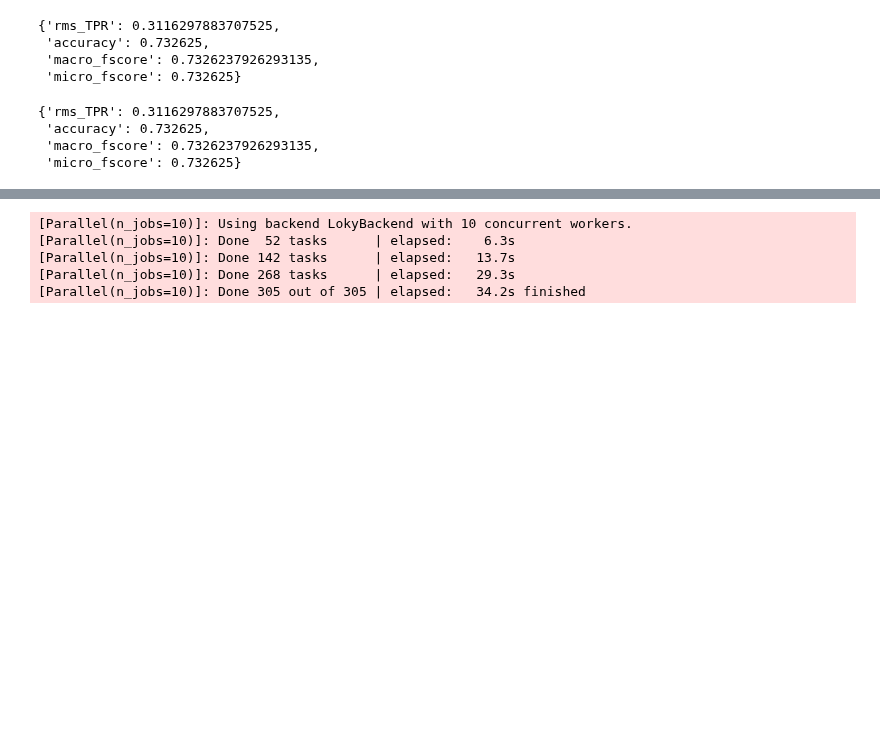
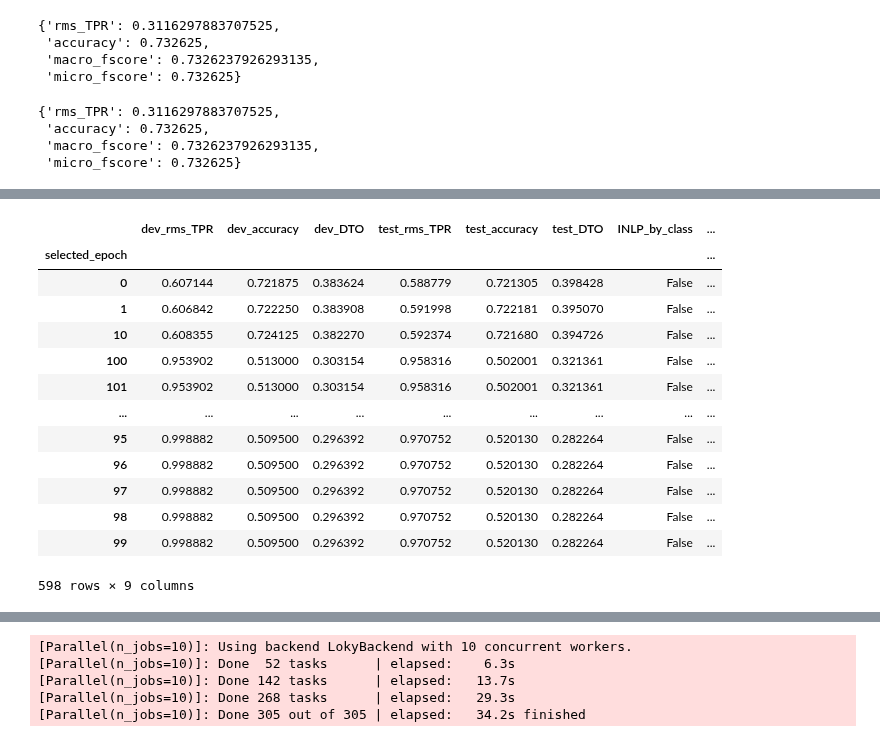
Before and after one commit to Libr-AI/fairlib, a Jupyter notebook: dev/dev_readlogs.ipynb, the cells around one changed output, grey strips where cells are left out. Drawn from its saved outputs; the diff is of its cells as text; code cells hidden in the pictures; blank space fills up the shorter version.

```diff
--- a/dev/dev_readlogs.ipynb
+++ b/dev/dev_readlogs.ipynb
@@ -170,7 +182,7 @@ import pandas as pd
 # %%
 from joblib import Parallel, delayed
 # %%
-exp = exps[0]
+# exp = exps[0]
 GAP_metric = "rms_TPR"
 Performance_metric = "accuracy"
 
@@ -290,3 +337,59 @@ def model_selection(
                                             (exp,GAP_metric_name, Performance_metric_name,selection_criterion,index_column_names)
                                             for exp in exps)
     return pd.DataFrame(exp_results)
+# %%
+def retrive_exp_results(exp,GAP_metric_name, Performance_metric_name,selection_criterion,index_column_names, return_all=False):
+    # Get scores
+    epoch_scores = get_model_scores(exp=exp, GAP_metric=GAP_metric_name, Performance_metric=Performance_metric_name)
+    if not return_all:
+        if selection_criterion == "DTO":
+            selected_epoch_id = np.argmin(epoch_scores["dev_{}".format(selection_criterion)])
+        else:
+            selected_epoch_id = np.argmax(epoch_scores["dev_{}".format(selection_criterion)])
+        selected_epoch_scores = epoch_scores.iloc[[selected_epoch_id]].copy()
+
+        _exp_results = selected_epoch_scores
+    else:
+        _exp_results = epoch_scores
+
+    _exp_opt = exp["opt"]
+    # Get hyperparameters for this epoch
+    for hyperparam_key in index_column_names:
+        _exp_results[hyperparam_key] = [_exp_opt[hyperparam_key]]*len(_exp_results)
+
+    return _exp_results
+# %%
+INLP_0 = retrive_exp_results(
+    exp = INLP_exps[0],
+    GAP_metric_name = "rms_TPR",
+    Performance_metric_name = "accuracy",
+    selection_criterion = "DTO",
+    index_column_names = ['INLP_by_class', 'INLP_discriminator_reweighting', 'INLP_min_acc'],
+    return_all=True
+)
+
+INLP_1 = retrive_exp_results(
+    exp = INLP_exps[1],
+    GAP_metric_name = "rms_TPR",
+    Performance_metric_name = "accuracy",
+    selection_criterion = "DTO",
+    index_column_names = ['INLP_by_class', 'INLP_discriminator_reweighting', 'INLP_min_acc'],
+    return_all=True
+)
+# %%
+pd.concat([INLP_1,INLP_0]).set_index(["selected_epoch"])
+# %% [output]
+|  | dev_rms_TPR | dev_accuracy | dev_DTO | test_rms_TPR | test_accuracy | test_DTO | INLP_by_class | ... |
+| selected_epoch |  |  |  |  |  |  |  | ... |
+| 0 | 0.607144 | 0.721875 | 0.383624 | 0.588779 | 0.721305 | 0.398428 | False | ... |
+| 1 | 0.606842 | 0.722250 | 0.383908 | 0.591998 | 0.722181 | 0.395070 | False | ... |
+| 10 | 0.608355 | 0.724125 | 0.382270 | 0.592374 | 0.721680 | 0.394726 | False | ... |
+| 100 | 0.953902 | 0.513000 | 0.303154 | 0.958316 | 0.502001 | 0.321361 | False | ... |
+| 101 | 0.953902 | 0.513000 | 0.303154 | 0.958316 | 0.502001 | 0.321361 | False | ... |
+| ... | ... | ... | ... | ... | ... | ... | ... | ... |
+| 95 | 0.998882 | 0.509500 | 0.296392 | 0.970752 | 0.520130 | 0.282264 | False | ... |
+| 96 | 0.998882 | 0.509500 | 0.296392 | 0.970752 | 0.520130 | 0.282264 | False | ... |
+| 97 | 0.998882 | 0.509500 | 0.296392 | 0.970752 | 0.520130 | 0.282264 | False | ... |
+| 98 | 0.998882 | 0.509500 | 0.296392 | 0.970752 | 0.520130 | 0.282264 | False | ... |
+| 99 | 0.998882 | 0.509500 | 0.296392 | 0.970752 | 0.520130 | 0.282264 | False | ... |
+598 rows × 9 columns
```
Also changed, not shown: parts of 6 cells of this notebook, 3 other files.
